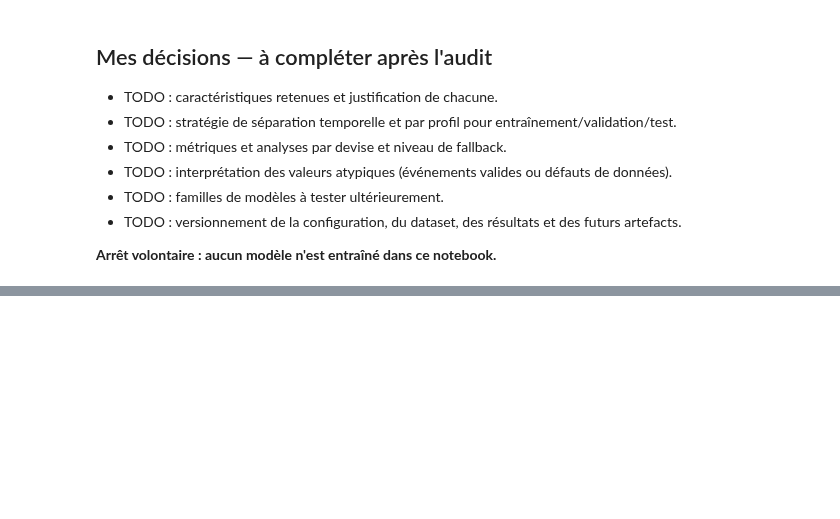
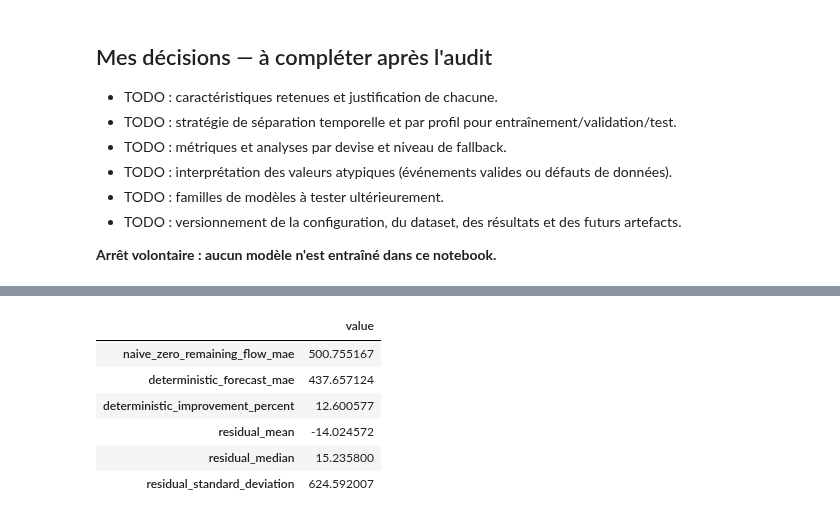
Before and after one commit to AzizX25/smart-financial-wellness, a Jupyter notebook: ml-pipeline/notebooks/01_data_audit.ipynb, the cells around one changed output, grey strips where cells are left out. Saved outputs shown, nothing was run; the diff lists cells and outputs as text; code cells hidden in the pictures; blank space fills up the shorter version.

```diff
--- a/ml-pipeline/notebooks/01_data_audit.ipynb
+++ b/ml-pipeline/notebooks/01_data_audit.ipynb
@@ -132,0 +298,34 @@ display(processed_frame.loc[outlier_mask, [
+# %%
+evaluation = processed_frame.copy()
+
+for column in [
+    "actual_remaining_net_flow",
+    "deterministic_remaining_net_flow",
+    "residual_target",
+]:
+    evaluation[column] = evaluation[column].map(float)
+
+naive_mae = evaluation["actual_remaining_net_flow"].abs().mean()
+deterministic_mae = evaluation["residual_target"].abs().mean()
+
+summary = pd.Series({
+    "naive_zero_remaining_flow_mae": naive_mae,
+    "deterministic_forecast_mae": deterministic_mae,
+    "deterministic_improvement_percent": (
+        100 * (1 - deterministic_mae / naive_mae)
+        if naive_mae != 0 else float("nan")
+    ),
+    "residual_mean": evaluation["residual_target"].mean(),
+    "residual_median": evaluation["residual_target"].median(),
+    "residual_standard_deviation": evaluation["residual_target"].std(),
+})
+
+display(summary.to_frame("value"))
+# %% [output]
+|  | value |
+| naive_zero_remaining_flow_mae | 500.755167 |
+| deterministic_forecast_mae | 437.657124 |
+| deterministic_improvement_percent | 12.600577 |
+| residual_mean | -14.024572 |
+| residual_median | 15.235800 |
+| residual_standard_deviation | 624.592007 |
```
Also changed, not shown: parts of 14 cells of this notebook, 12 other files.
